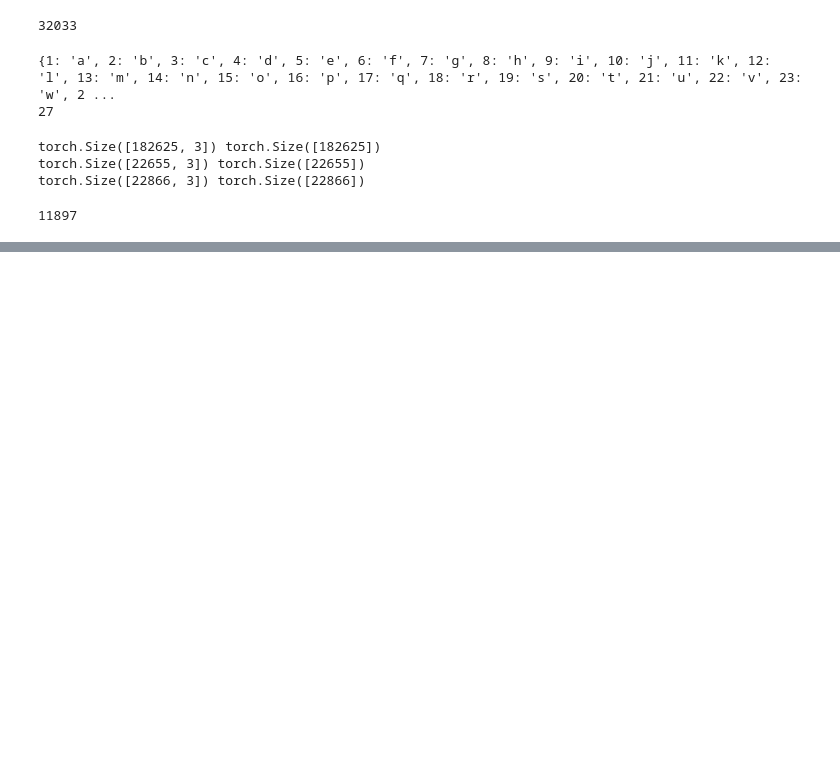
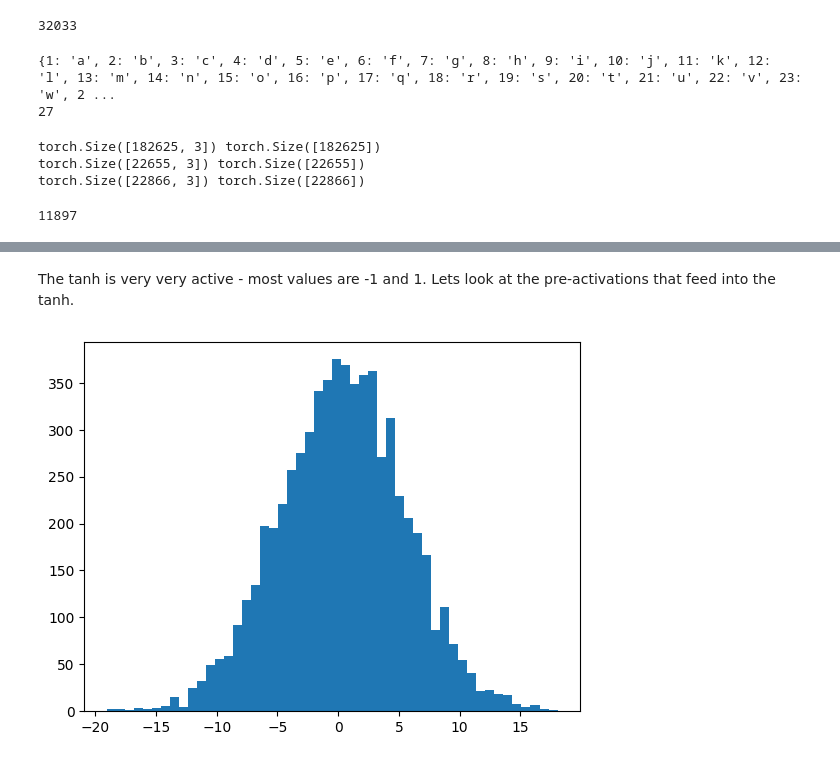
Before and after one commit to martush/martush_notebooks, a Jupyter notebook: Char_Level_Language_Model_MLP_2.ipynb, the cells around one changed output, grey strips where cells are left out. Cells and saved outputs as stored; diff of their text form; code cells hidden in the pictures; blank space fills up the shorter version.

```diff
--- a/Char_Level_Language_Model_MLP_2.ipynb
+++ b/Char_Level_Language_Model_MLP_2.ipynb
@@ -106,0 +563,6 @@ for i in range(max_steps):
+# %% [markdown]
+The tanh is very very active - most values are -1 and 1. Lets look at the pre-activations that feed into the tanh.
+# %%
+plt.hist(hpreact.view(-1).tolist(), 50);
+# %% [output]
+[figure, added]
```
Also changed, not shown: parts of 37 cells of this notebook.
